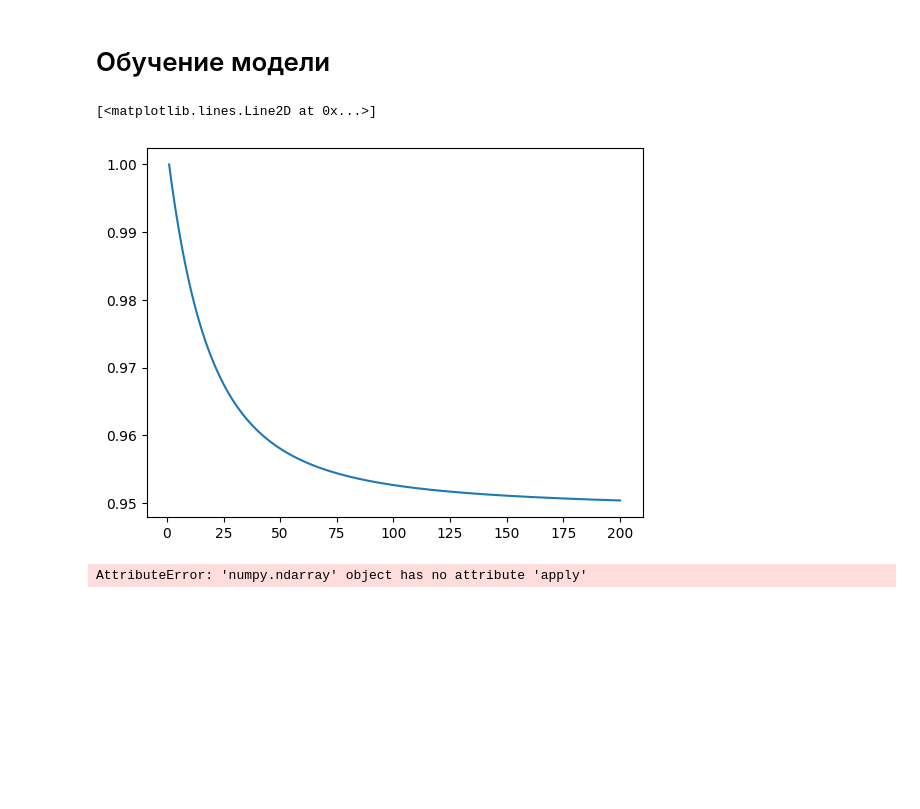
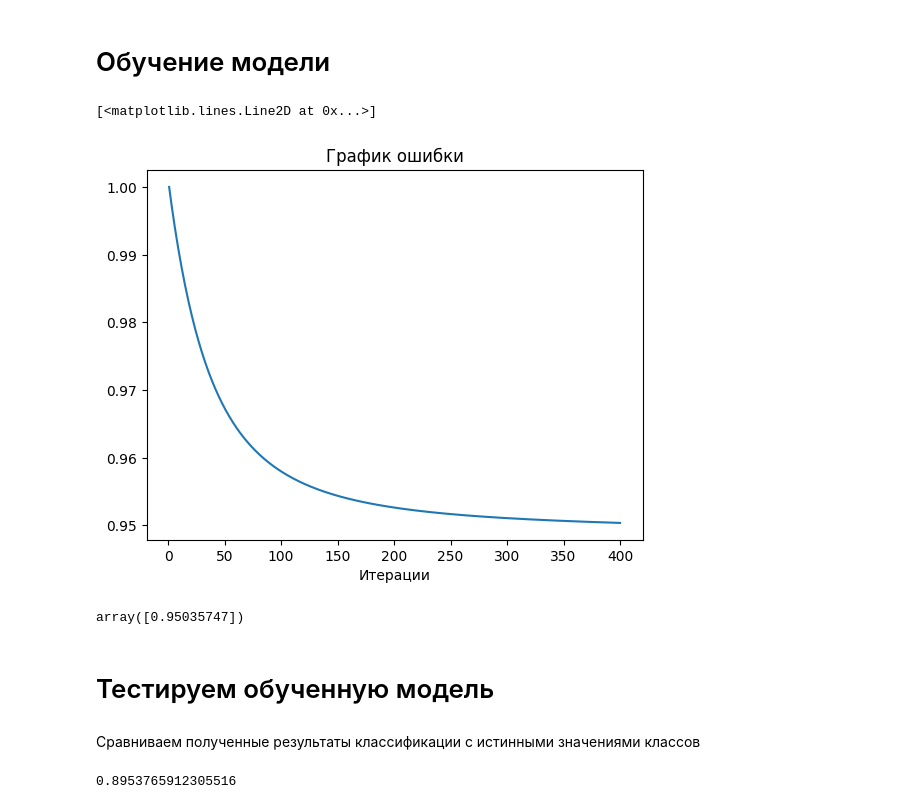
Before and after one commit to bobrotopor/AI, a Jupyter notebook: classification/classification.ipynb, the cells around one changed output. Cells and saved outputs as stored; diff of their text form; code cells hidden in the pictures; blank space fills up the shorter version.

```diff
--- a/classification/classification.ipynb
+++ b/classification/classification.ipynb
@@ -379,7 +379,7 @@ class LogisticRegressionGD(object):
         self.a = None
 
     def sigmoid(self, x):
-        return 1 / (1 + np.exp(-x @ self.a))      # вектор x нужно дополнить 1 значениями в начале всех факторных признаков
+        return 1 / (1 + np.exp(-x @ self.a))
     def predict(self, x):
         return self.sigmoid(x)
     def coefs(self):
@@ -411,10 +411,11 @@ class LogisticRegressionGD(object):
                 dJ = x.T @ (self.predict(x) - Y) / self.m
                 self.a -= alpha*dJ
             elif Rtype == "CE":
-                new_error = self.CrossEntropy(x, Y)
-                #display(new_error)
-                dT_a = -x.T @(Y - self.predict(x))
-                self.a -= alpha*dT_a
+                raise Exception('TODO')
+                # new_error = self.CrossEntropy(x, Y)
+                # #display(new_error)
+                # dT_a = -x.T @(Y - self.predict(x))
+                # self.a -= alpha*dT_a
             step += 1
             steps.append(step)
             errors.append(new_error)
@@ -429,22 +430,36 @@ X = balanced_df.copy().drop(['target'], axis=1)
 Y = balanced_df['target']
 
 log_classification = LogisticRegressionGD()
-steps, errors = log_classification.fit(X, Y,  alpha = 2, epsylon = 0.1, max_steps = 200, Rtype = "LL")
+steps, errors = log_classification.fit(X, Y,  alpha = 1, epsylon = 0.1, max_steps = 400, Rtype = "LL")
 # %%
 plt.figure()
+plt.title('График ошибки')
+plt.xlabel('Итерации')
 plt.plot(steps, errors)
 # %% [output]
 [<matplotlib.lines.Line2D at 0x...>]
-[figure, old version]
+[figure, new version]
+# %%
+errors[-1]
+# %% [output]
+array([0.95035747])
+# %% [markdown]
+# Тестируем обученную модель
 # %%
 test_df = pd.read_csv('insclass_test.csv')
-x_ = test_df.drop(['target'], axis=1)
-x_.insert(0, 'ones_col', np.ones(x_.shape[0]))
-predicts = log_classification.predict(np.array(x_))
-# compare = (predicts == test_df['target'])
-# compare
-# test_df['target'] == predicts
-binary_predicts = predicts.apply(lambda item: int(item > 0.5))
-binary_predicts
+test_x = test_df.drop(['target'], axis=1)
+test_x.insert(0, 'ones_col', np.ones(test_x.shape[0]))
+
+predicts = log_classification.predict(np.array(test_x))
+binary_predicts = np.rint(predicts)
+np_target = np.array(test_df['target']).reshape(test_df['target'].shape[0], 1)
-# %% [output]
-AttributeError: 'numpy.ndarray' object has no attribute 'apply'
+# %% [markdown]
+Сравниваем полученные результаты классификации с истинными значениями классов
+# %%
+compare_target_predict = binary_predicts == np_target
+num_right_answers = compare_target_predict.sum()
+
+accuracy = num_right_answers / np_target.shape[0]
+accuracy
+# %% [output]
+0.8953765912305516
```
